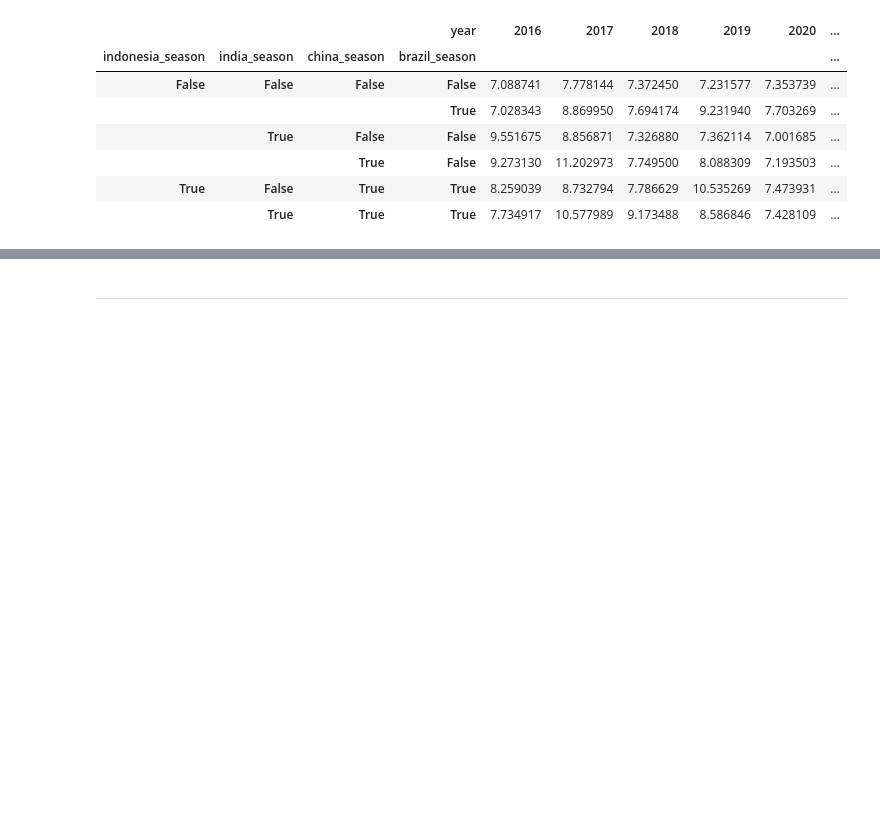
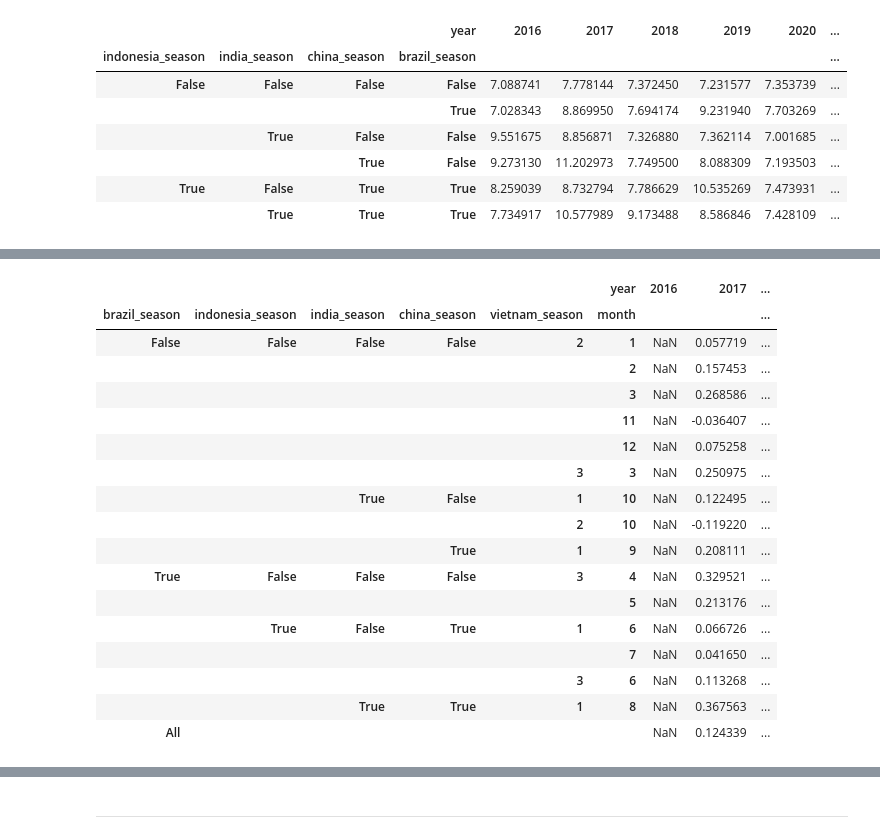
Before and after one commit to omar-ammar0/Intern_Final_Project, a Jupyter notebook: notebooks/Data_Cleaning/Task_1.ipynb, the cells around one changed output, grey strips where cells are left out. Saved outputs shown, nothing was run; the diff lists cells and outputs as text; code cells hidden in the pictures; blank space fills up the shorter version.

```diff
--- a/notebooks/Data_Cleaning/Task_1.ipynb
+++ b/notebooks/Data_Cleaning/Task_1.ipynb
@@ -313,0 +357,22 @@ pd.pivot_table(data=df,index=["indonesia_season","india_season","china_season","
+# %%
+pd.pivot_table(data=df,columns='year',index=['brazil_season','indonesia_season','india_season','china_season','vietnam_season','month'],
+               values="price",aggfunc="mean",margins=True).pct_change(axis=1)
+# %% [output]
+|  |  |  |  |  | year | 2016 | 2017 | ... |
+| brazil_season | indonesia_season | india_season | china_season | vietnam_season | month |  |  | ... |
+| False | False | False | False | 2 | 1 | NaN | 0.057719 | ... |
+|  |  |  |  |  | 2 | NaN | 0.157453 | ... |
+|  |  |  |  |  | 3 | NaN | 0.268586 | ... |
+|  |  |  |  |  | 11 | NaN | -0.036407 | ... |
+|  |  |  |  |  | 12 | NaN | 0.075258 | ... |
+|  |  |  |  | 3 | 3 | NaN | 0.250975 | ... |
+|  |  | True | False | 1 | 10 | NaN | 0.122495 | ... |
+|  |  |  |  | 2 | 10 | NaN | -0.119220 | ... |
+|  |  |  | True | 1 | 9 | NaN | 0.208111 | ... |
+| True | False | False | False | 3 | 4 | NaN | 0.329521 | ... |
+|  |  |  |  |  | 5 | NaN | 0.213176 | ... |
+|  | True | False | True | 1 | 6 | NaN | 0.066726 | ... |
+|  |  |  |  |  | 7 | NaN | 0.041650 | ... |
+|  |  |  |  | 3 | 6 | NaN | 0.113268 | ... |
+|  |  | True | True | 1 | 8 | NaN | 0.367563 | ... |
+| All |  |  |  |  |  | NaN | 0.124339 | ... |
```
Also changed, not shown: parts of 13 cells of this notebook.
